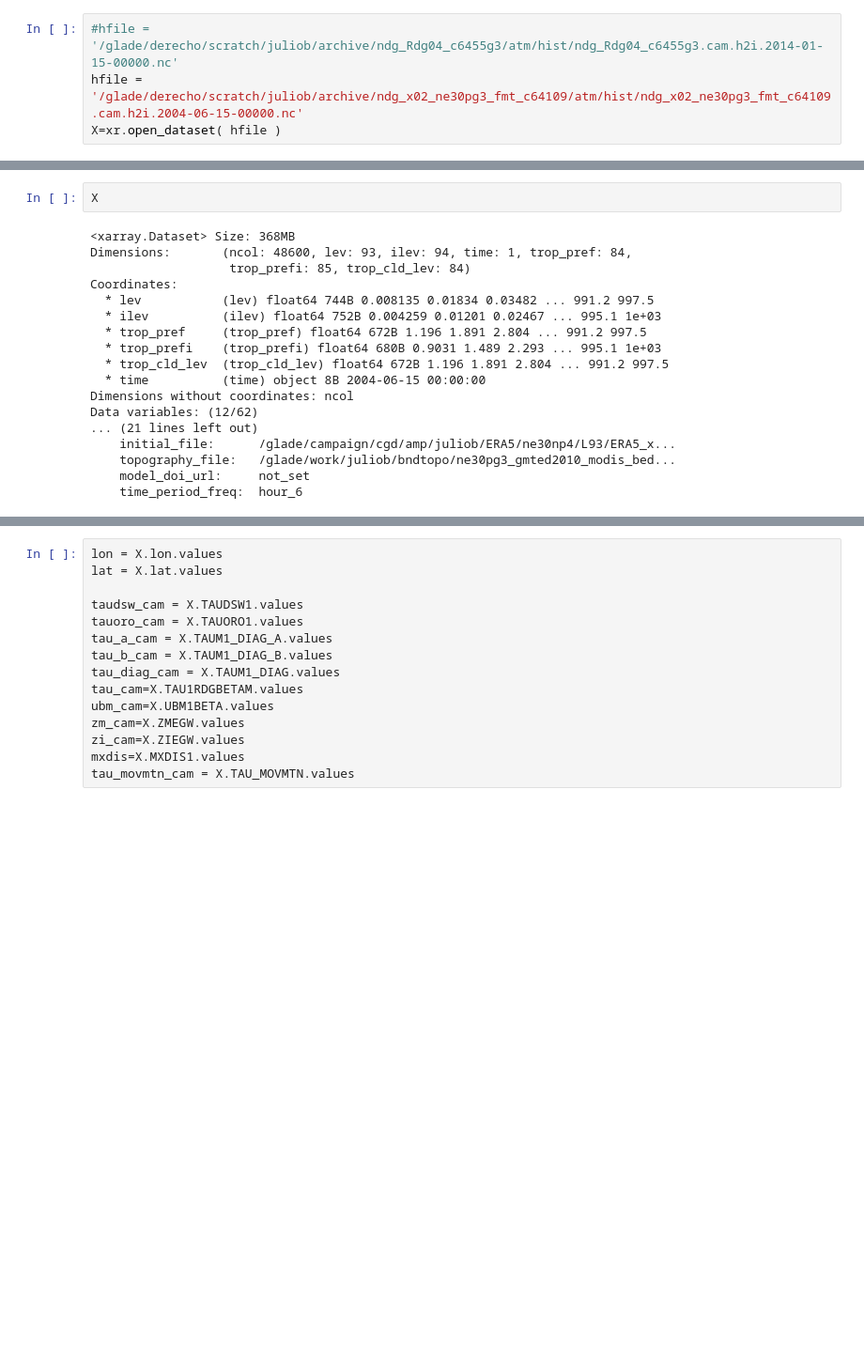
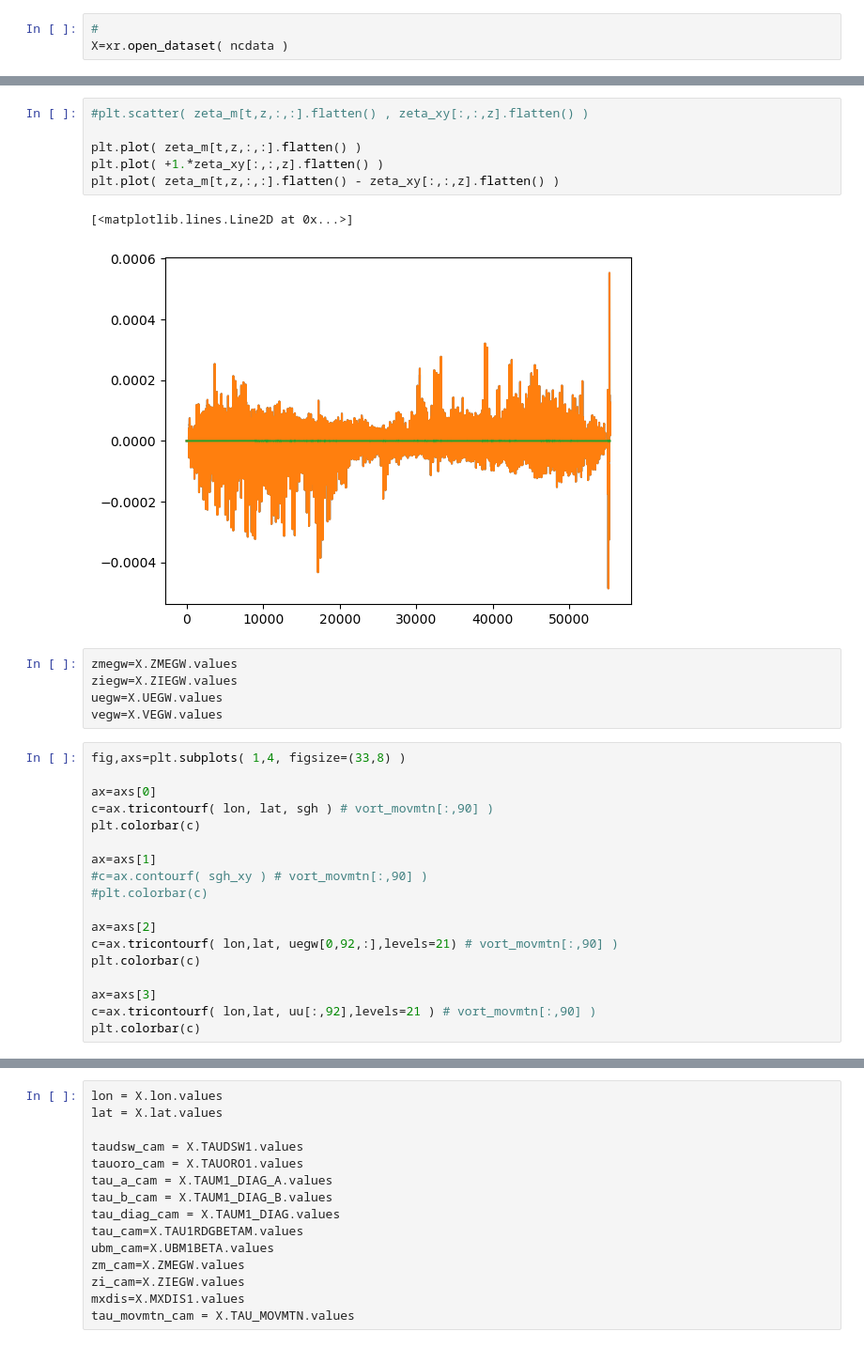
Before and after one commit to JulioTBacmeister/GW_UnitTest, a Jupyter notebook: Python/ReadFortran.ipynb, the cells around one changed output, grey strips where cells are left out. Shown: that part at 94% size. Drawn from its saved outputs; the diff is of its cells as text; blank space fills up the shorter version.

```diff
--- a/Python/ReadFortran.ipynb
+++ b/Python/ReadFortran.ipynb
@@ -60,4 +105,3 @@ plt.plot( taudsw )
 # %%
-#hfile =   '/glade/derecho/scratch/juliob/archive/ndg_Rdg04_c6455g3/atm/hist/ndg_Rdg04_c6455g3.cam.h2i.2014-01-15-00000.nc'
-hfile =   '/glade/derecho/scratch/juliob/archive/ndg_x02_ne30pg3_fmt_c64109/atm/hist/ndg_x02_ne30pg3_fmt_c64109.cam.h2i.2004-06-15-00000.nc'
-X=xr.open_dataset( hfile )
+#
+X=xr.open_dataset( ncdata )
@@ -64,20 +158,32 @@ X=xr.open_dataset( hfile )
+# %%
+#plt.scatter( zeta_m[t,z,:,:].flatten() , zeta_xy[:,:,z].flatten() )
+
+plt.plot( zeta_m[t,z,:,:].flatten() )
+plt.plot( +1.*zeta_xy[:,:,z].flatten() )
+plt.plot( zeta_m[t,z,:,:].flatten() - zeta_xy[:,:,z].flatten() )
+# %% [output]
+[<matplotlib.lines.Line2D at 0x...>]
+[figure, added]
+# %%
+zmegw=X.ZMEGW.values
+ziegw=X.ZIEGW.values
+uegw=X.UEGW.values
+vegw=X.VEGW.values
 # %%
-X
+fig,axs=plt.subplots( 1,4, figsize=(33,8) )
+
+ax=axs[0]
+c=ax.tricontourf( lon, lat, sgh ) # vort_movmtn[:,90] )
+plt.colorbar(c)
+
+ax=axs[1]
+#c=ax.contourf( sgh_xy ) # vort_movmtn[:,90] )
+#plt.colorbar(c)
+
+ax=axs[2]
+c=ax.tricontourf( lon,lat, uegw[0,92,:],levels=21) # vort_movmtn[:,90] )
+plt.colorbar(c)
+
+ax=axs[3]
+c=ax.tricontourf( lon,lat, uu[:,92],levels=21 ) # vort_movmtn[:,90] )
+plt.colorbar(c)
-# %% [output]
-<xarray.Dataset> Size: 368MB
-Dimensions:       (ncol: 48600, lev: 93, ilev: 94, time: 1, trop_pref: 84,
-                   trop_prefi: 85, trop_cld_lev: 84)
-Coordinates:
-  * lev           (lev) float64 744B 0.008135 0.01834 0.03482 ... 991.2 997.5
-  * ilev          (ilev) float64 752B 0.004259 0.01201 0.02467 ... 995.1 1e+03
-  * trop_pref     (trop_pref) float64 672B 1.196 1.891 2.804 ... 991.2 997.5
-  * trop_prefi    (trop_prefi) float64 680B 0.9031 1.489 2.293 ... 995.1 1e+03
-  * trop_cld_lev  (trop_cld_lev) float64 672B 1.196 1.891 2.804 ... 991.2 997.5
-  * time          (time) object 8B 2004-06-15 00:00:00
-Dimensions without coordinates: ncol
-Data variables: (12/62)
-... (21 lines left out)
-    initial_file:      /glade/campaign/cgd/amp/juliob/ERA5/ne30np4/L93/ERA5_x...
-    topography_file:   /glade/work/juliob/bndtopo/ne30pg3_gmted2010_modis_bed...
-    model_doi_url:     not_set
-    time_period_freq:  hour_6
```
Also changed, not shown: parts of 23 cells of this notebook, 21 other files.
